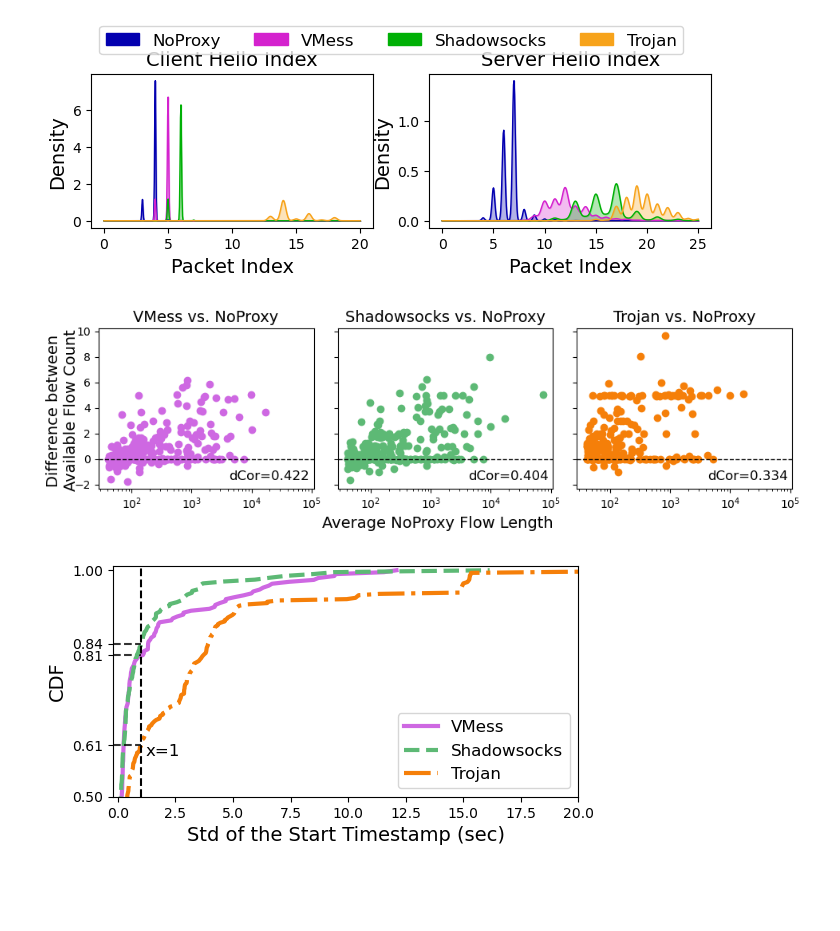
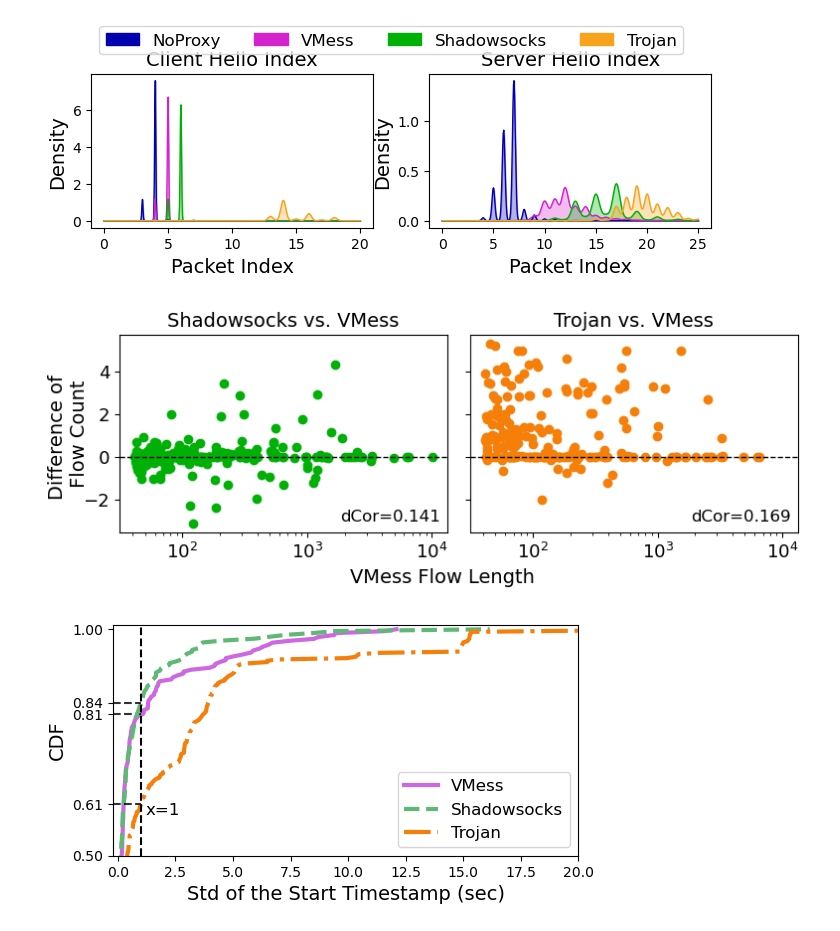
Before and after one commit to wesly2000/PA3, a Jupyter notebook: exp/data_analysis/stream_analysis.ipynb, the cells around one changed output. Drawn from its saved outputs; the diff is of its cells as text; code cells hidden in the pictures; blank space fills up the shorter version.

Commit message:
misc: visualization update

```diff
--- a/exp/data_analysis/stream_analysis.ipynb
+++ b/exp/data_analysis/stream_analysis.ipynb
@@ -839,48 +806,42 @@ else:
 # %%
-# For Vmess vs noproxy
-proto_1 = "vmess"
-proto_2 = "noproxy"
-merged_vmess_noproxy = avail_h2_diff(avail_h2_db, proto_1, proto_2)
-merged_vmess_noproxy = pd.merge(merged_vmess_noproxy, stream_length_df, on=['host', 'SNI'])
+# For Shadowsocks vs VMess
+proto_1 = "shadowsocks"
+proto_2 = "vmess"
+merged_shadowsocks_vmess = avail_h2_diff(avail_h2_db, proto_1, proto_2)
+merged_shadowsocks_vmess = pd.merge(merged_shadowsocks_vmess, stream_length_df, on=['host', 'SNI'])
 
-# For Shadowsocks vs noproxy
-proto_1 = "shadowsocks"
-proto_2 = "noproxy"
-merged_ss_noproxy = avail_h2_diff(avail_h2_db, proto_1, proto_2)
-merged_ss_noproxy = pd.merge(merged_ss_noproxy, stream_length_df, on=['host', 'SNI'])
-
-# For Trojan vs noproxy
+# For Trojan vs VMess
 proto_1 = "trojan"
-proto_2 = "noproxy"
-merged_trojan_noproxy = avail_h2_diff(avail_h2_db, proto_1, proto_2)
-merged_trojan_noproxy = pd.merge(merged_trojan_noproxy, stream_length_df, on=['host', 'SNI'])
+proto_2 = "vmess"
+merged_trojan_vmess = avail_h2_diff(avail_h2_db, proto_1, proto_2)
+merged_trojan_vmess = pd.merge(merged_trojan_vmess, stream_length_df, on=['host', 'SNI'])
 # %%
 # Create a 1x3 figure for the three proxy protocols vs. noproxy, sharing x and y labels
-fig, axes = plt.subplots(1, 3, figsize=(10, 3), sharex=True, sharey=True)
+fig, axes = plt.subplots(1, 2, figsize=(8, 3), sharex=True, sharey=True)
 protocols = [
-    ('VMess vs. NoProxy', merged_vmess_noproxy, "#CE68E2"),
-    ('Shadowsocks vs. NoProxy', merged_ss_noproxy, "#5DB975"),
-    ('Trojan vs. NoProxy', merged_trojan_noproxy, "#F57F09")
+    ('Shadowsocks vs. VMess', merged_shadowsocks_vmess, "#00b006"),
+    ('Trojan vs. VMess', merged_trojan_vmess, "#F57F09"),
 ]
-
-color_map = {"Normal": "#0300b0", "VMess": "#CE68E2", "Shadowsocks": "#5DB975", "Trojan": "#F57F09"}
 
 for ax, (title, df, c) in zip(axes, protocols):
     ax.scatter(df['avg_stream_length'], df['avail_h2_diff'], c=c)
     ax.set_xscale('log')
     ax.axhline(y=0, color='black', linewidth=1, linestyle='--')
     dcor = distance_correlation(df['avg_stream_length'], df['avail_h2_diff'])
     ax.set_title(title, fontsize=14)
     ax.annotate(f"dCor={dcor:.3f}", xy=(0.98, 0.04), xycoords="axes fraction",
                 ha="right", va="bottom", fontsize=12, bbox=dict(boxstyle="round,pad=0.2", fc="white", ec="none", alpha=0.7))
 
+    ax.tick_params(axis='x', labelsize=13)
+    ax.tick_params(axis='y', labelsize=13)
+
 # Set common labels
-fig.text(0.53, 0.04, 'Average NoProxy Flow Length', ha='center', fontsize=14)
-fig.text(0.06, 0.53, 'Difference between\nAvailable Flow Count', va='center', ha='center', rotation='vertical', fontsize=14)
+fig.text(0.53, 0.04, 'VMess Flow Length', ha='center', fontsize=14)
+fig.text(0.06, 0.53, 'Difference of\n Flow Count', va='center', ha='center', rotation='vertical', fontsize=14)
 plt.tight_layout(rect=[0.06, 0.06, 1, 1])
 fig.savefig('flow_split.pdf', bbox_inches='tight', dpi=300, format='pdf')
 # %% [output]
-[figure, old version]
+[figure, new version]
 # %%
 import pandas as pd
 import numpy as np
```
Also changed, not shown: parts of 4 cells of this notebook.
